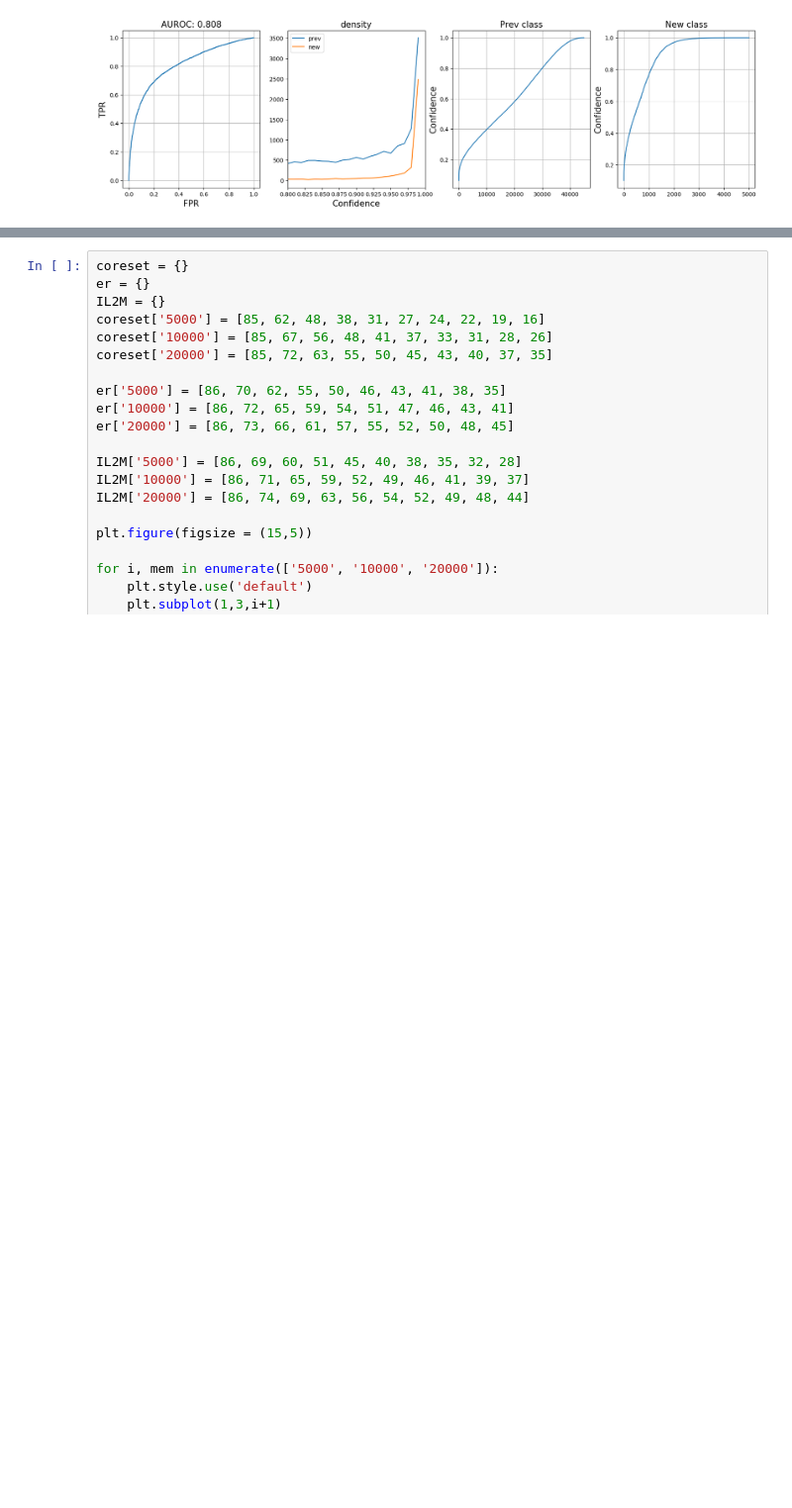
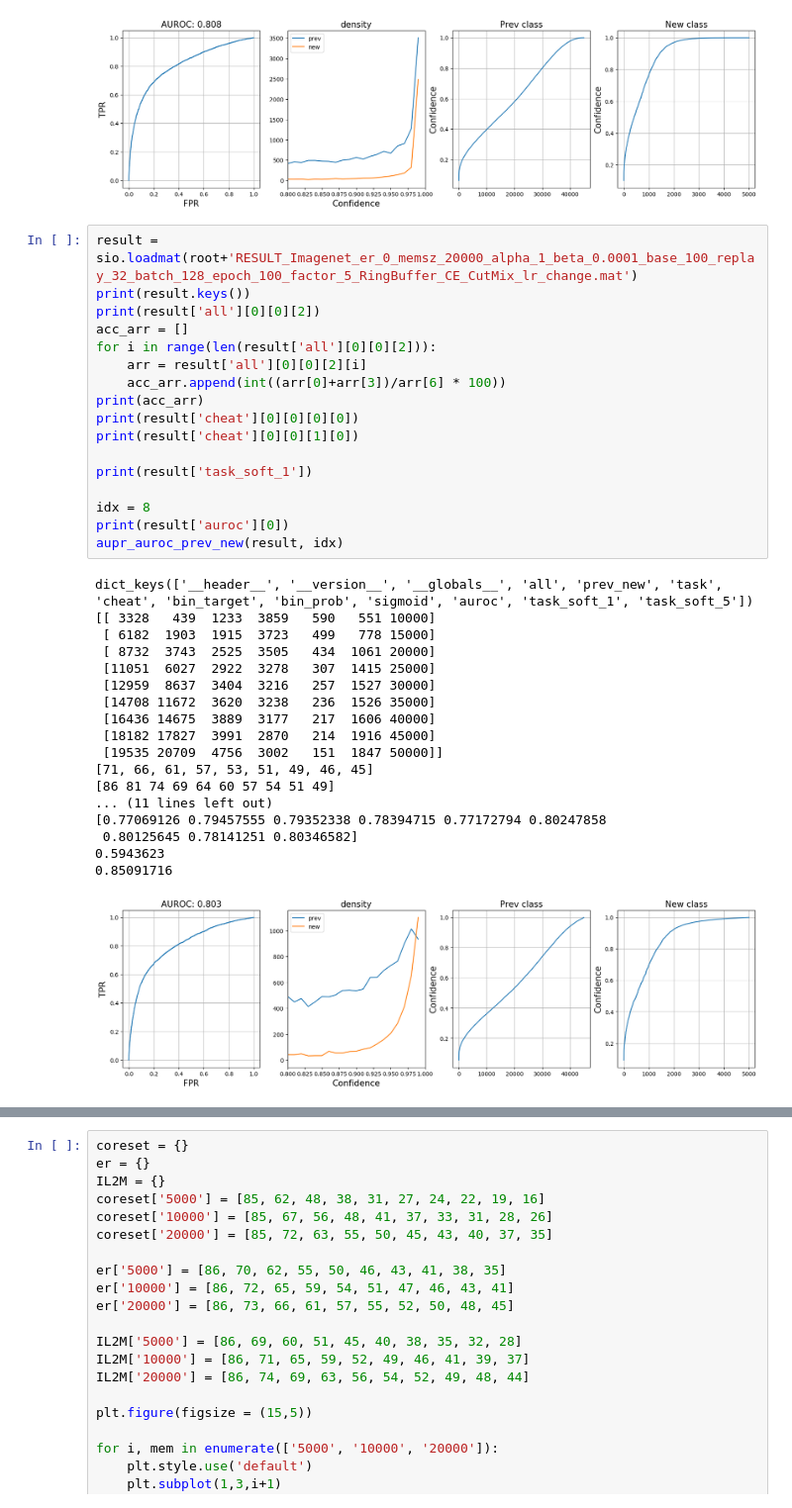
Before and after one commit to hongjoon0805/Incremental, a Jupyter notebook: result_data/ECCV_plot.ipynb, the cells around one changed output, grey strips where cells are left out. Shown at 99% size. Drawn from its saved outputs; the diff is of its cells as text; blank space fills up the shorter version.

Commit message:
seperated softmax er + local KD ECCV version

```diff
--- a/result_data/ECCV_plot.ipynb
+++ b/result_data/ECCV_plot.ipynb
@@ -320,3 +320,39 @@ dict_keys(['__header__', '__version__', '__globals__', 'all', 'prev_new', 'task'
 0.63581
 0.88234705
 [figure]
+# %%
+result = sio.loadmat(root+'RESULT_Imagenet_er_0_memsz_20000_alpha_1_beta_0.0001_base_100_replay_32_batch_128_epoch_100_factor_5_RingBuffer_CE_CutMix_lr_change.mat')
+print(result.keys())
+print(result['all'][0][0][2])
+acc_arr = []
+for i in range(len(result['all'][0][0][2])):
+    arr = result['all'][0][0][2][i]
+    acc_arr.append(int((arr[0]+arr[3])/arr[6] * 100))
+print(acc_arr)
+print(result['cheat'][0][0][0][0])
+print(result['cheat'][0][0][1][0])
+
+print(result['task_soft_1'])
+
+idx = 8
+print(result['auroc'][0])
+aupr_auroc_prev_new(result, idx)
+# %% [output]
+dict_keys(['__header__', '__version__', '__globals__', 'all', 'prev_new', 'task', 'cheat', 'bin_target', 'bin_prob', 'sigmoid', 'auroc', 'task_soft_1', 'task_soft_5'])
+[[ 3328   439  1233  3859   590   551 10000]
+ [ 6182  1903  1915  3723   499   778 15000]
+ [ 8732  3743  2525  3505   434  1061 20000]
+ [11051  6027  2922  3278   307  1415 25000]
+ [12959  8637  3404  3216   257  1527 30000]
+ [14708 11672  3620  3238   236  1526 35000]
+ [16436 14675  3889  3177   217  1606 40000]
+ [18182 17827  3991  2870   214  1916 45000]
+ [19535 20709  4756  3002   151  1847 50000]]
+[71, 66, 61, 57, 53, 51, 49, 46, 45]
+[86 81 74 69 64 60 57 54 51 49]
+... (11 lines left out)
+[0.77069126 0.79457555 0.79352338 0.78394715 0.77172794 0.80247858
+ 0.80125645 0.78141251 0.80346582]
+0.5943623
+0.85091716
+[figure, added]
```
Also changed, not shown: parts of 1 cell of this notebook, 16 other files.
